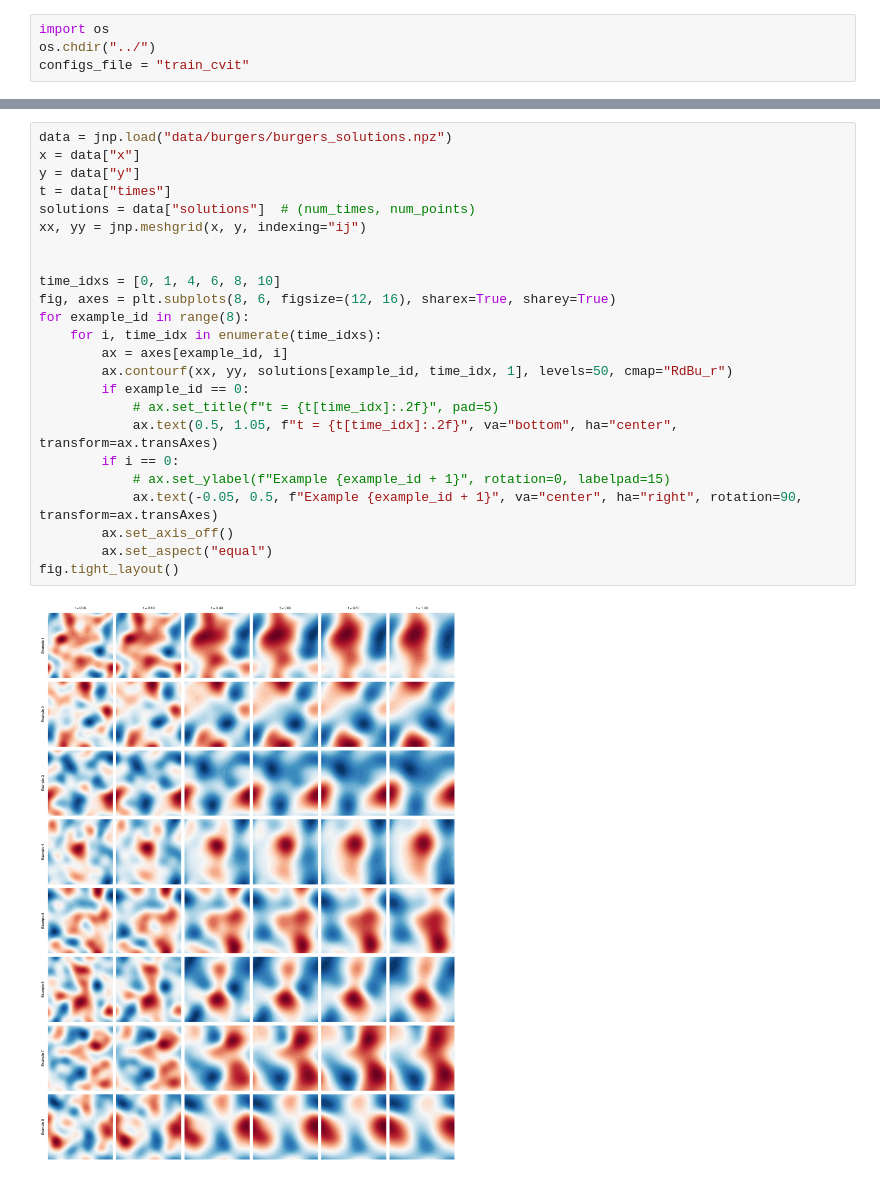
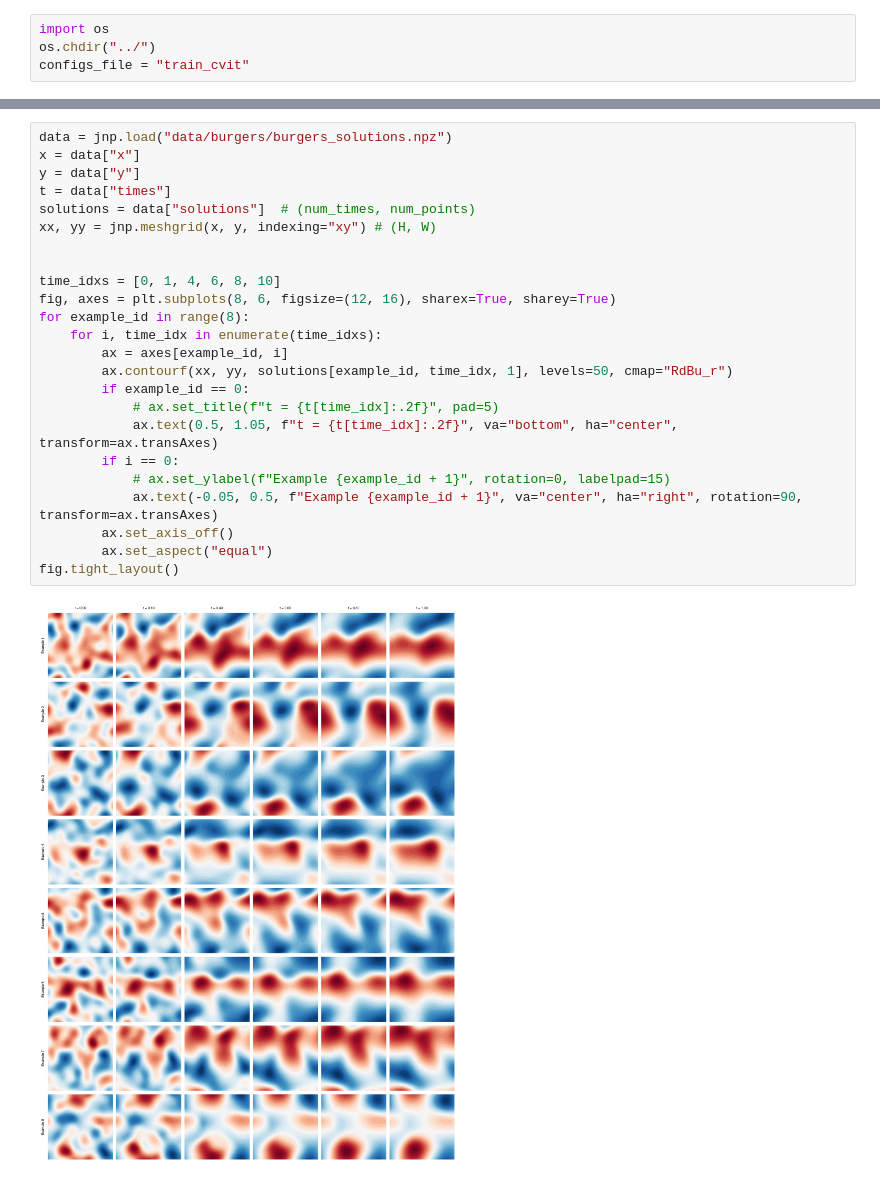
Before and after one commit to NanxiiChen/PI-CViT, a Jupyter notebook: burgers/eval.ipynb, the cells around one changed output, grey strips where cells are left out. Cells and saved outputs as stored; diff of their text form.

```diff
--- a/burgers/eval.ipynb
+++ b/burgers/eval.ipynb
@@ -53,26 +53,26 @@ rcParams.update({
 # %%
 data = jnp.load("data/burgers/burgers_solutions.npz")
 x = data["x"]
 y = data["y"]
 t = data["times"]
 solutions = data["solutions"]  # (num_times, num_points)
-xx, yy = jnp.meshgrid(x, y, indexing="ij")
+xx, yy = jnp.meshgrid(x, y, indexing="xy") # (H, W)
 
 
 time_idxs = [0, 1, 4, 6, 8, 10]
 fig, axes = plt.subplots(8, 6, figsize=(12, 16), sharex=True, sharey=True)
 for example_id in range(8):
     for i, time_idx in enumerate(time_idxs):
         ax = axes[example_id, i]
         ax.contourf(xx, yy, solutions[example_id, time_idx, 1], levels=50, cmap="RdBu_r")
         if example_id == 0:
             # ax.set_title(f"t = {t[time_idx]:.2f}", pad=5)
             ax.text(0.5, 1.05, f"t = {t[time_idx]:.2f}", va="bottom", ha="center", transform=ax.transAxes)
         if i == 0:
             # ax.set_ylabel(f"Example {example_id + 1}", rotation=0, labelpad=15)
             ax.text(-0.05, 0.5, f"Example {example_id + 1}", va="center", ha="right", rotation=90, transform=ax.transAxes)
         ax.set_axis_off()
         ax.set_aspect("equal")
 fig.tight_layout()
 # %% [output]
-[figure, old version]
+[figure, new version]
```
Also changed, not shown: parts of 8 cells of this notebook, 8 other files.
